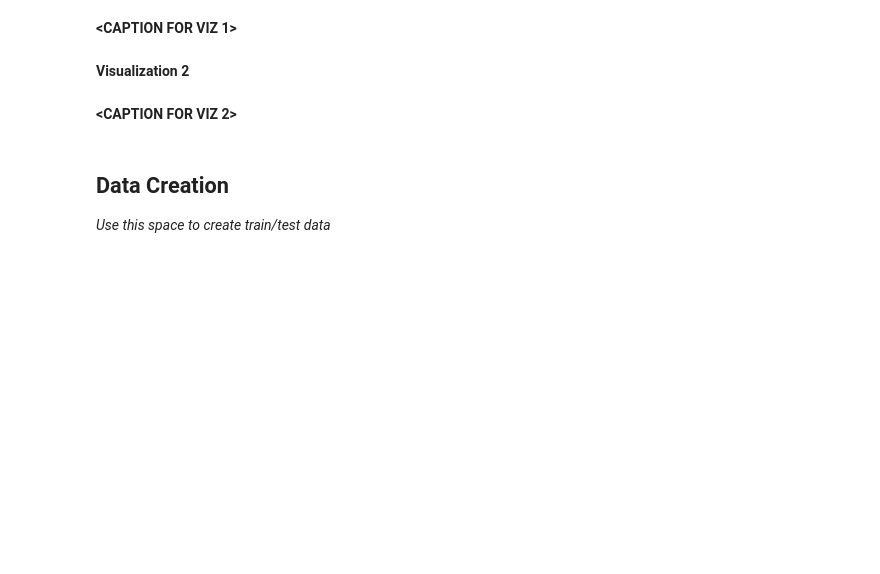
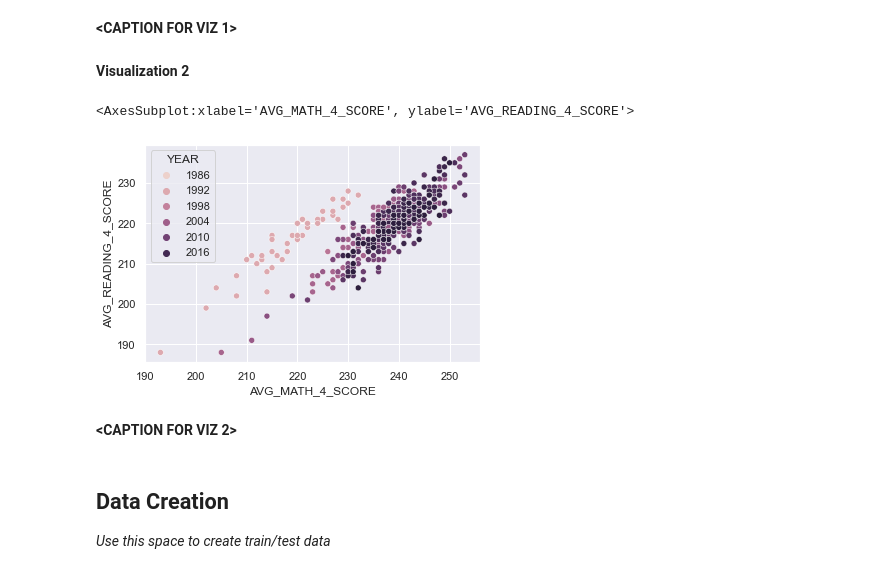
Before and after one commit to henxu/MDST, a Jupyter notebook: checkpoint2/checkpoint2.ipynb, the cells around one changed output. Drawn from its saved outputs; the diff is of its cells as text; code cells hidden in the pictures; blank space fills up the shorter version.

```diff
--- a/checkpoint2/checkpoint2.ipynb
+++ b/checkpoint2/checkpoint2.ipynb
@@ -127,6 +173,12 @@ Use any graph you wish to see the relationship of your chosen predictor with any
 **<CAPTION FOR VIZ 1>**
 # %% [markdown]
 **Visualization 2**
+# %%
+sns.set()
+sns.scatterplot(data = df, x = "AVG_MATH_4_SCORE", y = "AVG_READING_4_SCORE", hue = "YEAR")
+# %% [output]
+<AxesSubplot:xlabel='AVG_MATH_4_SCORE', ylabel='AVG_READING_4_SCORE'>
+[figure, added]
 # %% [markdown]
 **<CAPTION FOR VIZ 2>**
 # %% [markdown]
```
Also changed, not shown: parts of 19 cells of this notebook, 3 other files.
